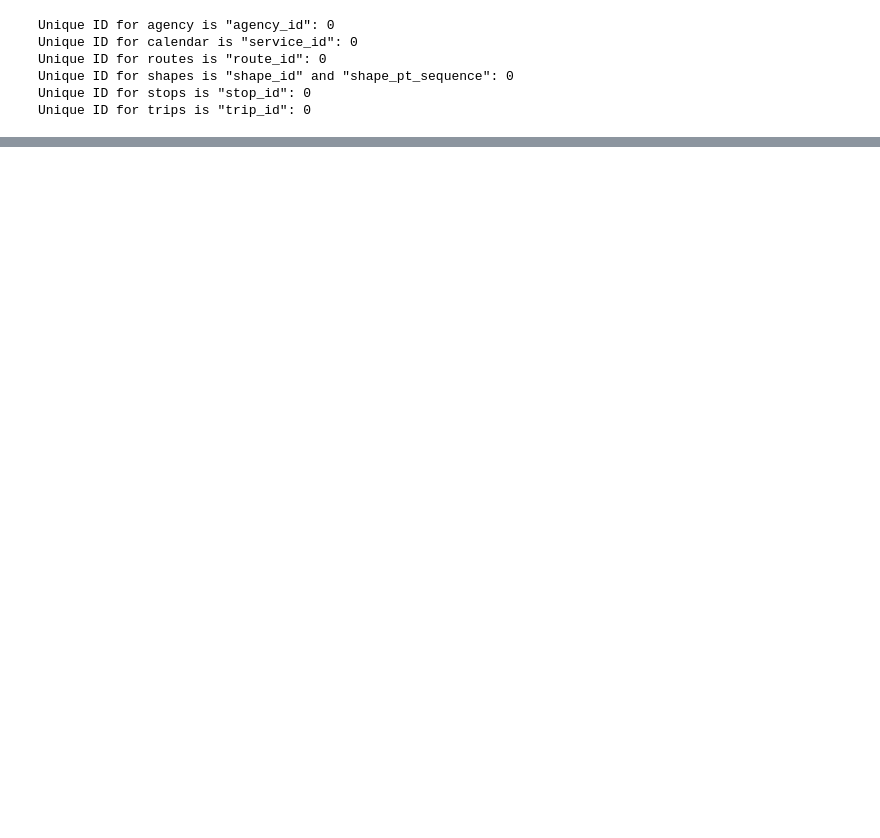
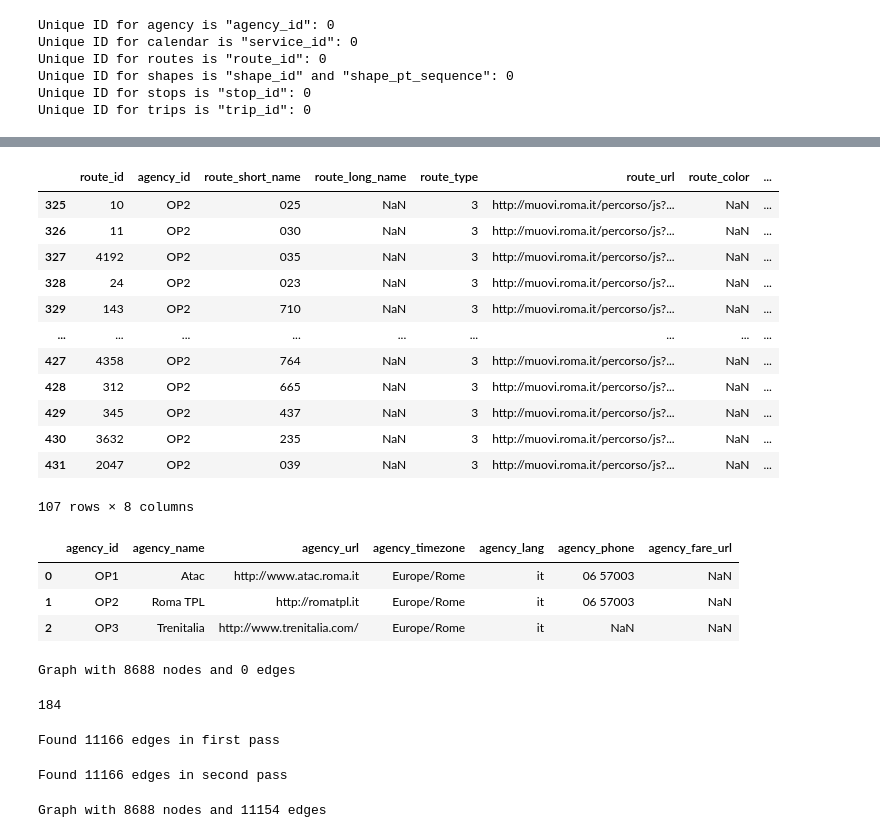
Before and after one commit to Atac-on-Titan/ForecastATAC, a Jupyter notebook: static_data.ipynb, the cells around one changed output, grey strips where cells are left out. Drawn from its saved outputs; the diff is of its cells as text; code cells hidden in the pictures; blank space fills up the shorter version.

```diff
--- a/static_data.ipynb
+++ b/static_data.ipynb
@@ -36,0 +52,80 @@ Unique ID for trips is "trip_id": 0
+# %%
+unique_routes = pd.Series(trips.loc[trips['trip_id'].str.len() > 20, 'route_id'].unique())
+routes[routes['route_id'].isin(unique_routes)]
+# %% [output]
+|  | route_id | agency_id | route_short_name | route_long_name | route_type | route_url | route_color | ... |
+| 325 | 10 | OP2 | 025 | NaN | 3 | http://muovi.roma.it/percorso/js?... | NaN | ... |
+| 326 | 11 | OP2 | 030 | NaN | 3 | http://muovi.roma.it/percorso/js?... | NaN | ... |
+| 327 | 4192 | OP2 | 035 | NaN | 3 | http://muovi.roma.it/percorso/js?... | NaN | ... |
+| 328 | 24 | OP2 | 023 | NaN | 3 | http://muovi.roma.it/percorso/js?... | NaN | ... |
+| 329 | 143 | OP2 | 710 | NaN | 3 | http://muovi.roma.it/percorso/js?... | NaN | ... |
+| ... | ... | ... | ... | ... | ... | ... | ... | ... |
+| 427 | 4358 | OP2 | 764 | NaN | 3 | http://muovi.roma.it/percorso/js?... | NaN | ... |
+| 428 | 312 | OP2 | 665 | NaN | 3 | http://muovi.roma.it/percorso/js?... | NaN | ... |
+| 429 | 345 | OP2 | 437 | NaN | 3 | http://muovi.roma.it/percorso/js?... | NaN | ... |
+| 430 | 3632 | OP2 | 235 | NaN | 3 | http://muovi.roma.it/percorso/js?... | NaN | ... |
+| 431 | 2047 | OP2 | 039 | NaN | 3 | http://muovi.roma.it/percorso/js?... | NaN | ... |
+107 rows × 8 columns
+# %%
+agency
+# %% [output]
+|  | agency_id | agency_name | agency_url | agency_timezone | agency_lang | agency_phone | agency_fare_url |
+| 0 | OP1 | Atac | http://www.atac.roma.it | Europe/Rome | it | 06 57003 | NaN |
+| 1 | OP2 | Roma TPL | http://romatpl.it | Europe/Rome | it | 06 57003 | NaN |
+| 2 | OP3 | Trenitalia | http://www.trenitalia.com/ | Europe/Rome | it | NaN | NaN |
+# %%
+import networkx as nx
+# Create a graph
+G = nx.Graph()
+
+# Add nodes
+for _, stop in stops.iterrows():
+    G.add_node(stop['stop_id'], name=stop['stop_name'], lat=stop['stop_lat'], lon=stop['stop_lon'])
+
+print(G)
+# %% [output]
+Graph with 8688 nodes and 0 edges
+# %%
+def get_trip_edges(row):
+    """Given a row of stop_times, returns stop_id pairs for each edge in the trip"""
+    return list(zip(row['stop_id'][:-1].values,
+                    row['stop_id'][1: ].values))
+
+def flatten_list(l):
+    return [item for sublist in l for item in sublist]
+
+def get_edge_set(stop_times) -> set:
+    edges = stop_times.groupby('trip_id').apply(get_trip_edges).to_list()
+    edges = flatten_list(edges)
+    return set(edges)
+
+edges = get_edge_set(stop_times)
+print(len(edges))
+# %% [output]
+184
+# %%
+chunksize = 10_000
+edge_set = set()
+from tqdm import tqdm
+for chunk in tqdm(pd.read_csv(f'{src}/stop_times.txt', chunksize=chunksize, usecols=['trip_id', 'stop_id'], dtype=str), total=531):
+    edges = get_edge_set(chunk)
+    edge_set.update(edges)
+
+print(f'Found {len(edge_set)} edges in first pass')
+
+# I am repeating the above code with a different chunksize cause I may have missed some edges where
+# the a dataset ends and the next one begins
+chunksize -= 2
+for chunk in tqdm(pd.read_csv(f'{src}/stop_times.txt', chunksize=chunksize, usecols=['trip_id', 'stop_id'], dtype=str), total=531):
+    edges = get_edge_set(chunk)
+    edge_set.update(edges)
+
+print(f'Found {len(edge_set)} edges in second pass')
+# %% [output]
+Found 11166 edges in first pass
+Found 11166 edges in second pass
+# %%
+G.add_edges_from(edge_set)
+print(G)
+# %% [output]
+Graph with 8688 nodes and 11154 edges
```
Also changed, not shown: parts of 3 cells of this notebook, 1 other file.
